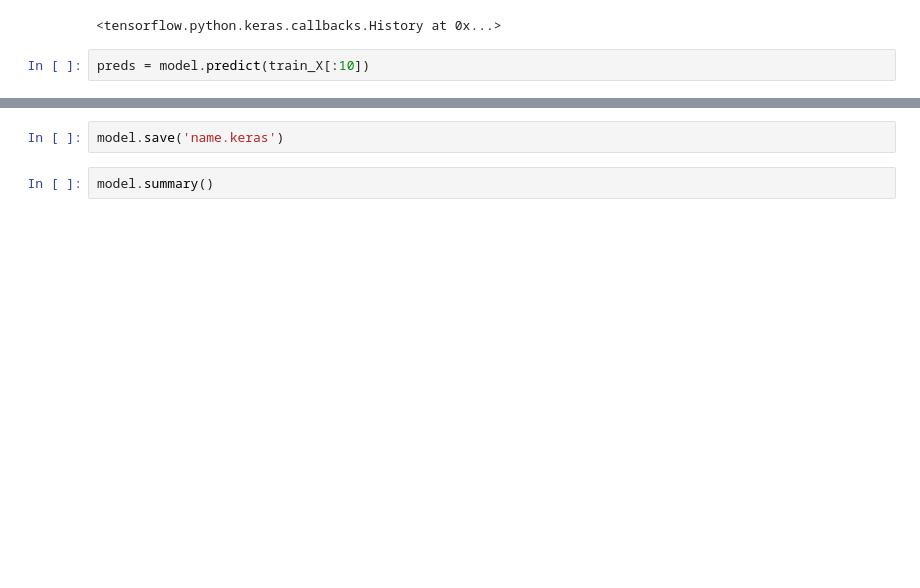
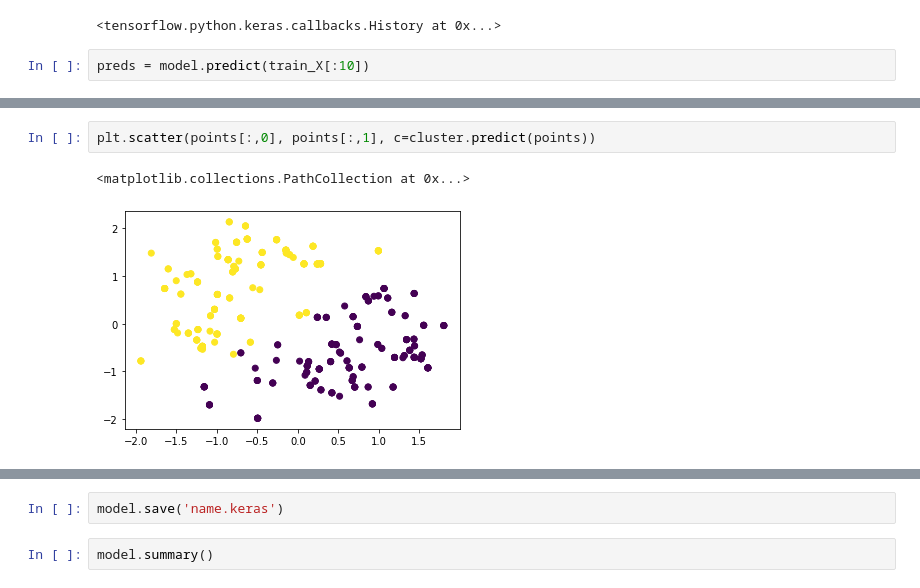
Before and after one commit to ZackAkil/webpage-autoencoder, a Jupyter notebook: Text_AutoEncoder.ipynb, the cells around one changed output, grey strips where cells are left out. Cells and saved outputs as stored; diff of their text form; blank space fills up the shorter version.

```diff
--- a/Text_AutoEncoder.ipynb
+++ b/Text_AutoEncoder.ipynb
@@ -290,0 +344,5 @@ NameError: ignored
+# %%
+plt.scatter(points[:,0], points[:,1], c=cluster.predict(points))
+# %% [output]
+<matplotlib.collections.PathCollection at 0x...>
+[figure, added]
```
Also changed, not shown: parts of 22 cells of this notebook.
